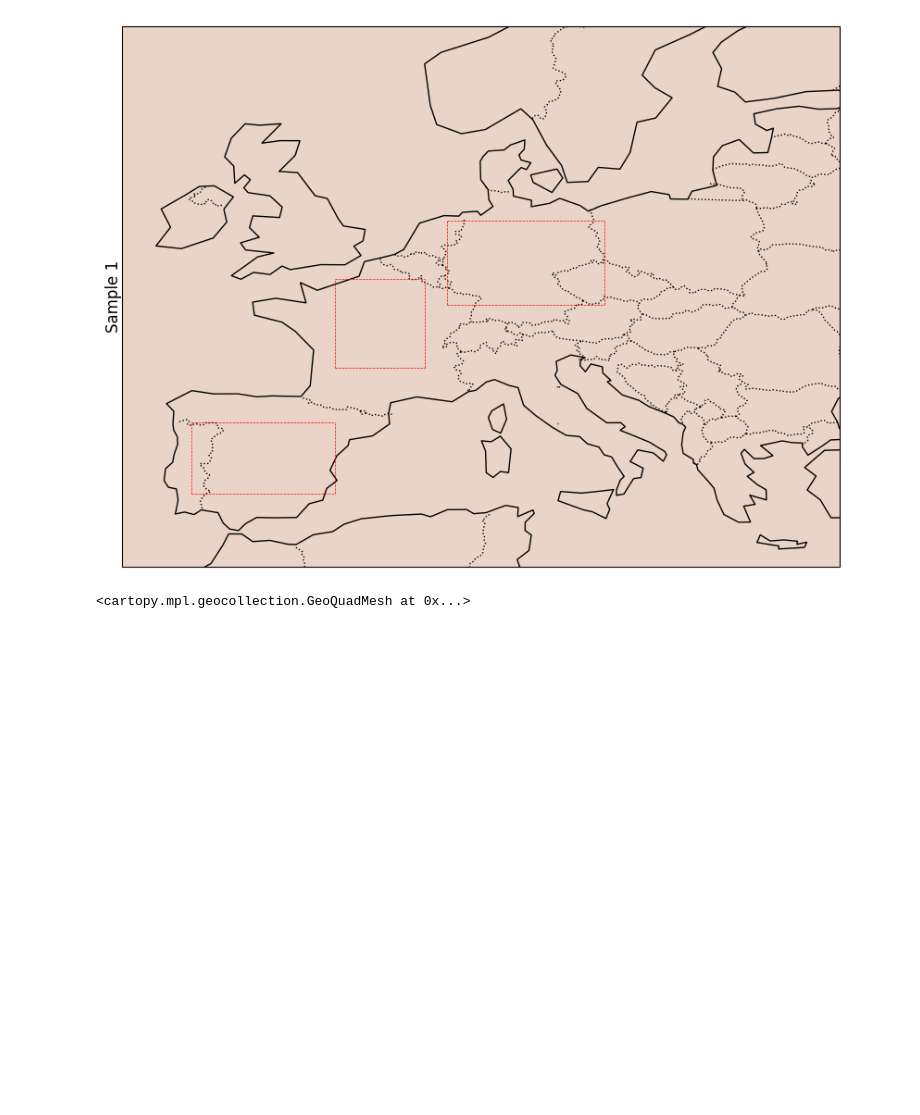
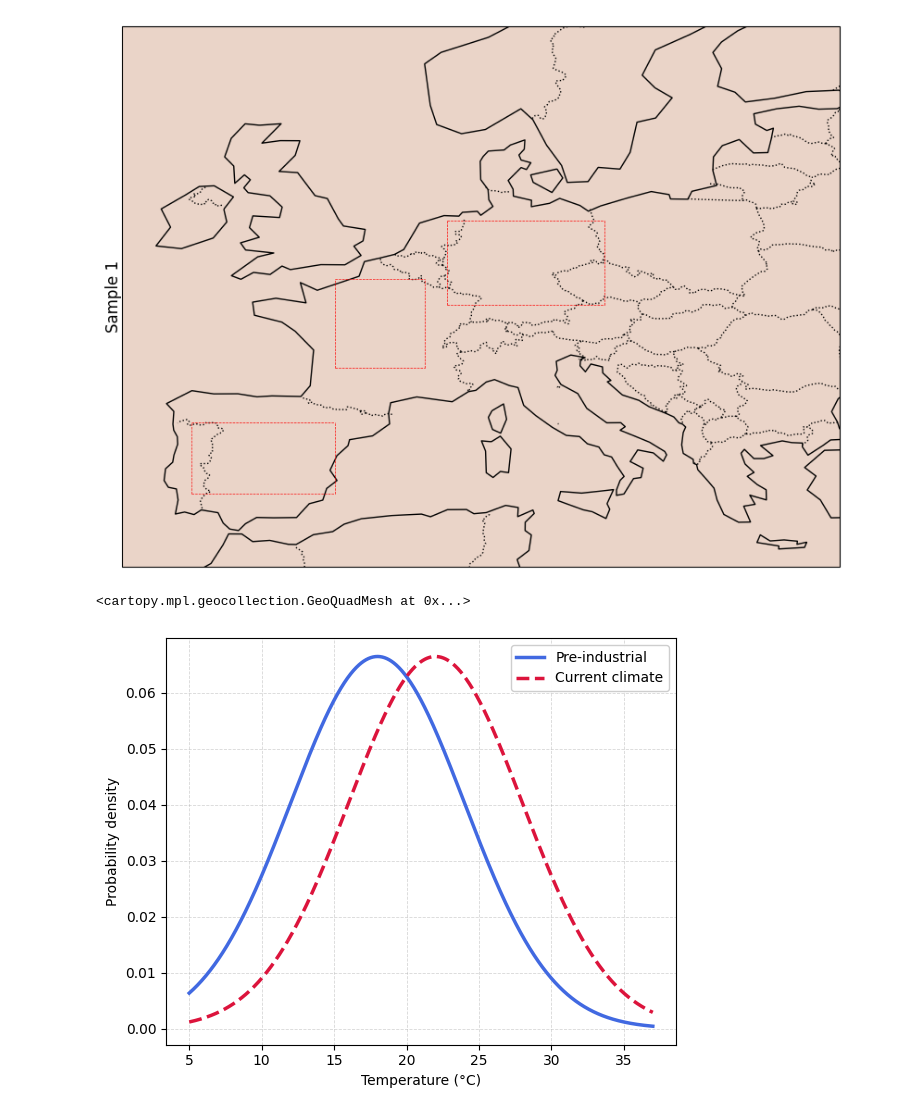
Before and after one commit to Motte12/dpa_for_llaae, a Jupyter notebook: joint_training/analysing_dpa_results/plot_domains.ipynb, the cells around one changed output. Drawn from its saved outputs; the diff is of its cells as text; code cells hidden in the pictures; blank space fills up the shorter version.

```diff
--- a/joint_training/analysing_dpa_results/plot_domains.ipynb
+++ b/joint_training/analysing_dpa_results/plot_domains.ipynb
@@ -143,3 +143,53 @@ ax.plot(boundary_north_lon_sp,boundary_north_lat_sp, transform=ccrs.PlateCarree(
 plot
 # %% [output]
 <cartopy.mpl.geocollection.GeoQuadMesh at 0x...>
+# %%
+import numpy as np
+import matplotlib.pyplot as plt
+
+# --- Parameters (tweak if you like) ---
+mu_pre   = 18.0   # mean, pre-industrial (counterfactual)
+mu_curr  = 22.0   # mean, current climate
+sigma    = 6.0    # common std dev
+threshold = 26.0  # extreme-event threshold (°C)
+
+# Domain for temperature axis
+x = np.linspace(5, 37, 1000)
+
+def normal_pdf(x, mu, sigma):
+    return (1.0 / (np.sqrt(2*np.pi) * sigma)) * np.exp(-0.5*((x - mu)/sigma)**2)
+
+y_pre  = normal_pdf(x, mu_pre,  sigma)
+y_curr = normal_pdf(x, mu_curr, sigma)
+
+# --- Plot ---
+plt.figure(figsize=(6, 4.8))
+
+# PDFs
+plt.plot(x, y_pre,  color='royalblue', linewidth=2.5, label='Pre-industrial')
+plt.plot(x, y_curr, color='crimson',   linewidth=2.5, linestyle='--', label='Current climate')
+
+# Bold mean indicators
+#plt.axvline(mu_pre,  color='royalblue', linewidth=4,  linestyle='-',  label='Mean (pre-industrial)')
+#plt.axvline(mu_curr, color='crimson',   linewidth=4,  linestyle='--', label='Mean (current)')
+
+# Threshold
+#plt.axvline(threshold, color='black', linewidth=2, linestyle=':', label='Extreme event threshold')
+
+# Shaded tails beyond the threshold
+#plt.fill_between(x, y_pre,  0, where=(x >= threshold), color='royalblue', alpha=0.3)
+#plt.fill_between(x, y_curr, 0, where=(x >= threshold), color='crimson',   alpha=0.3)
+
+# Cosmetics to match the look
+plt.xlabel('Temperature (°C)')
+plt.ylabel('Probability density')
+plt.grid(True, which='both', axis='both', linestyle='--', linewidth=0.6, alpha=0.5)
+plt.legend(framealpha=0.95)
+plt.tight_layout()
+
+# Optional: save to file
+# plt.savefig('counterfactual_distribution.png', dpi=200)
+
+plt.show()
+# %% [output]
+[figure, added]
```
Also changed, not shown: parts of 4 cells of this notebook, 48 other files.
